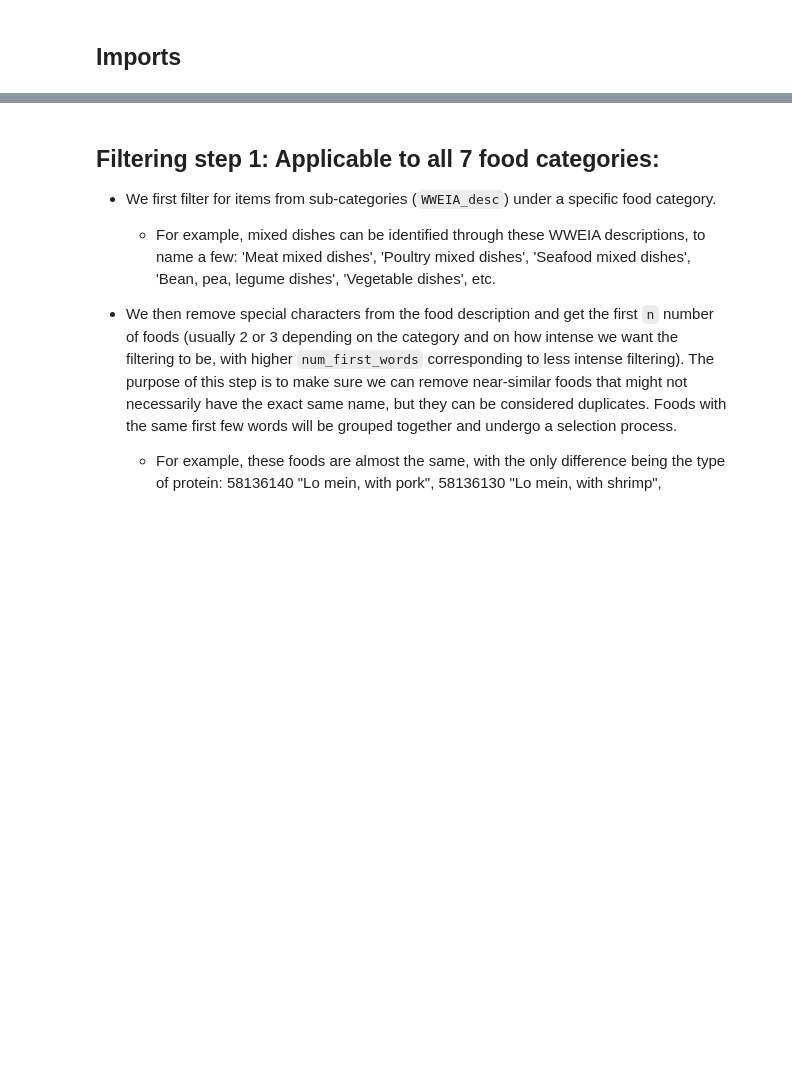
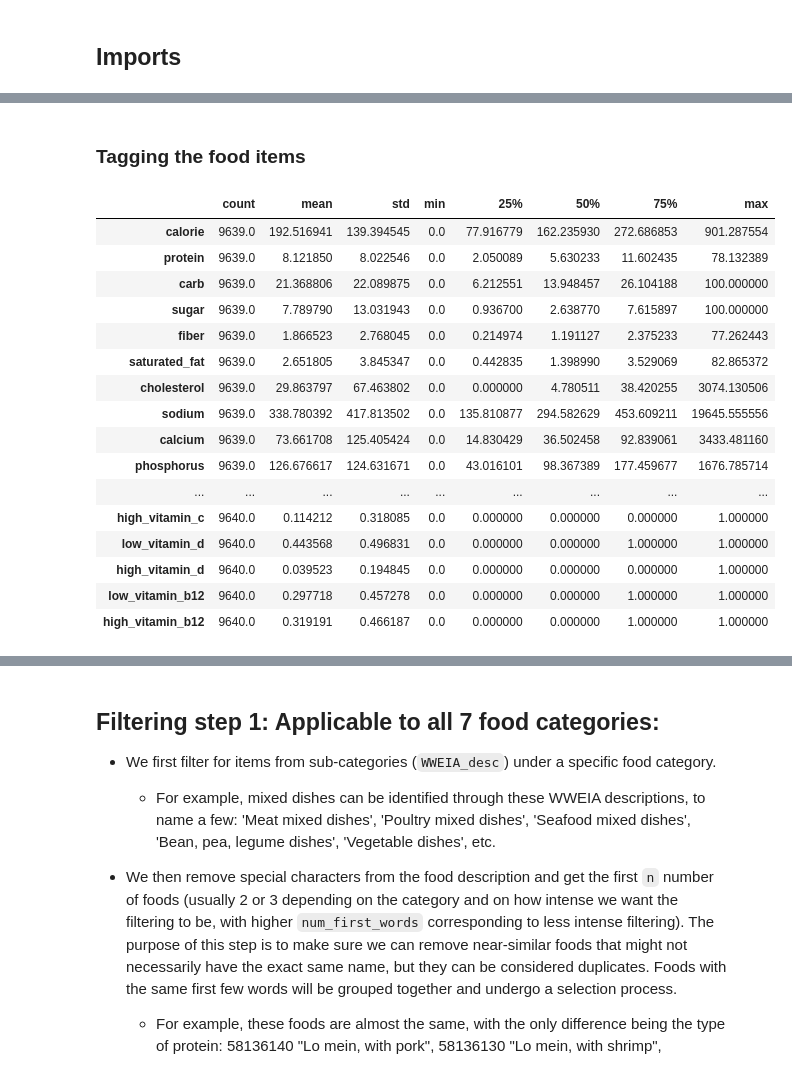
Before and after one commit to Yiyang-Ian-Li/NGQA, a Jupyter notebook: overall_pipeline/1_food_lists_creation.ipynb, the cells around one changed output, grey strips where cells are left out. Saved outputs shown, nothing was run; the diff lists cells and outputs as text; code cells hidden in the pictures; blank space fills up the shorter version.

```diff
--- a/overall_pipeline/1_food_lists_creation.ipynb
+++ b/overall_pipeline/1_food_lists_creation.ipynb
@@ -35,0 +198,4 @@ import logging
+# %%
+df_nutrition['food_id'] = df_nutrition['food_id'].astype(int).astype(str).str.zfill(10)
+df_nutrition = df_nutrition.set_index('food_id')
+df_nutrtion = df_nutrition.round(2)
@@ -35,0 +215,57 @@ import logging
+# %% [markdown]
+### Tagging the food items
+# %%
+nutrition_mapping = {'DR1IKCAL': 'calorie', 'DR1IPROT': 'protein', 'DR1ICARB': 'carb', 'DR1ISUGR': 'sugar', 'DR1IFIBE': 'fiber',
+                     'DR1ISFAT': 'saturated_fat', 'DR1ICHOL': 'cholesterol', 'DR1ISODI': 'sodium', 'DR1ICALC': 'calcium', 'DR1IPHOS': 'phosphorus',
+                     'DR1IPOTA': 'potassium', 'DR1IIRON': 'iron', 'DR1IFA': 'folic_acid', 'DR1IVC': 'vitamin_c', 'DR1IVD': 'vitamin_d', 'DR1IVB12': 'vitamin_b12'
+                     }
+nutrition_columns = ['DR1IKCAL', 'DR1IPROT', 'DR1ICARB', 'DR1ISUGR', 'DR1IFIBE', 'DR1ISFAT', 'DR1ICHOL',
+                    'DR1ISODI', 'DR1ICALC', 'DR1IPHOS', 'DR1IPOTA', 'DR1IIRON', 'DR1IFA', 'DR1IVC', 'DR1IVD', 'DR1IVB12']
+# %%
+thresholds = {
+    'calorie': {'low': 40, 'high': 225},
+    'protein': {'low': 10, 'high': 15},
+    'carb': {'low': 55, 'high': 75},
+    'sugar': {'low': 5, 'high': 22.5},
+    'fiber': {'low': 3, 'high': 6},
+    'saturated_fat': {'low': 1.5, 'high': 5},
+    'cholesterol': {'low': 20, 'high': 40},
+    'sodium': {'low': 120, 'high': 200},
+    'calcium': {'low': 0, 'high': 150},
+    'phosphorus': {'low': 0, 'high': 105},
+    'potassium': {'low': 0, 'high': 525},
+    'iron': {'low': 0, 'high': 3.3},
+    'folic_acid': {'low': 0, 'high': 60},
+    'vitamin_c': {'low': 0, 'high': 15},
+    'vitamin_d': {'low': 0, 'high': 2.25},
+    'vitamin_b12': {'low': 0, 'high': 0.36},
+}
+# %%
+df_nutrition = df_nutrition[nutrition_columns]
+df_nutrition = df_nutrition.rename(columns=nutrition_mapping)
+for nutrient, cols in nutrition_mapping.items():
+    low_col = f'low_{cols}'
+    high_col = f'high_{cols}'
+
+    df_nutrition[low_col] = df_nutrition[cols].apply(lambda x: 1 if x <= thresholds[cols]['low'] else 0)
+    df_nutrition[high_col] = df_nutrition[cols].apply(lambda x: 1 if x > thresholds[cols]['high'] else 0)
+# %%
+df_nutrition.describe().T
+# %% [output]
+|  | count | mean | std | min | 25% | 50% | 75% | max |
+| calorie | 9639.0 | 192.516941 | 139.394545 | 0.0 | 77.916779 | 162.235930 | 272.686853 | 901.287554 |
+| protein | 9639.0 | 8.121850 | 8.022546 | 0.0 | 2.050089 | 5.630233 | 11.602435 | 78.132389 |
+| carb | 9639.0 | 21.368806 | 22.089875 | 0.0 | 6.212551 | 13.948457 | 26.104188 | 100.000000 |
+| sugar | 9639.0 | 7.789790 | 13.031943 | 0.0 | 0.936700 | 2.638770 | 7.615897 | 100.000000 |
+| fiber | 9639.0 | 1.866523 | 2.768045 | 0.0 | 0.214974 | 1.191127 | 2.375233 | 77.262443 |
+| saturated_fat | 9639.0 | 2.651805 | 3.845347 | 0.0 | 0.442835 | 1.398990 | 3.529069 | 82.865372 |
+| cholesterol | 9639.0 | 29.863797 | 67.463802 | 0.0 | 0.000000 | 4.780511 | 38.420255 | 3074.130506 |
+| sodium | 9639.0 | 338.780392 | 417.813502 | 0.0 | 135.810877 | 294.582629 | 453.609211 | 19645.555556 |
+| calcium | 9639.0 | 73.661708 | 125.405424 | 0.0 | 14.830429 | 36.502458 | 92.839061 | 3433.481160 |
+| phosphorus | 9639.0 | 126.676617 | 124.631671 | 0.0 | 43.016101 | 98.367389 | 177.459677 | 1676.785714 |
+| ... | ... | ... | ... | ... | ... | ... | ... | ... |
+| high_vitamin_c | 9640.0 | 0.114212 | 0.318085 | 0.0 | 0.000000 | 0.000000 | 0.000000 | 1.000000 |
+| low_vitamin_d | 9640.0 | 0.443568 | 0.496831 | 0.0 | 0.000000 | 0.000000 | 1.000000 | 1.000000 |
+| high_vitamin_d | 9640.0 | 0.039523 | 0.194845 | 0.0 | 0.000000 | 0.000000 | 0.000000 | 1.000000 |
+| low_vitamin_b12 | 9640.0 | 0.297718 | 0.457278 | 0.0 | 0.000000 | 0.000000 | 1.000000 | 1.000000 |
+| high_vitamin_b12 | 9640.0 | 0.319191 | 0.466187 | 0.0 | 0.000000 | 0.000000 | 1.000000 | 1.000000 |
```
Also changed, not shown: parts of 54 cells of this notebook, 1 other file.
